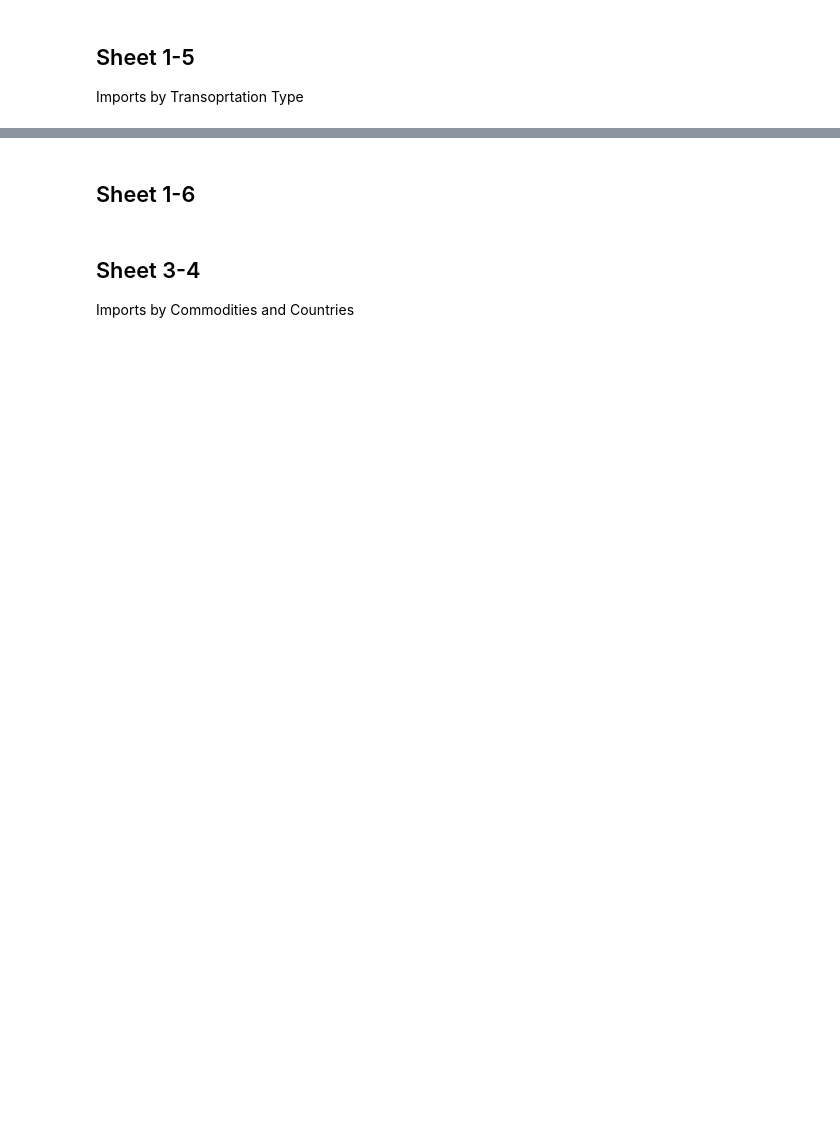
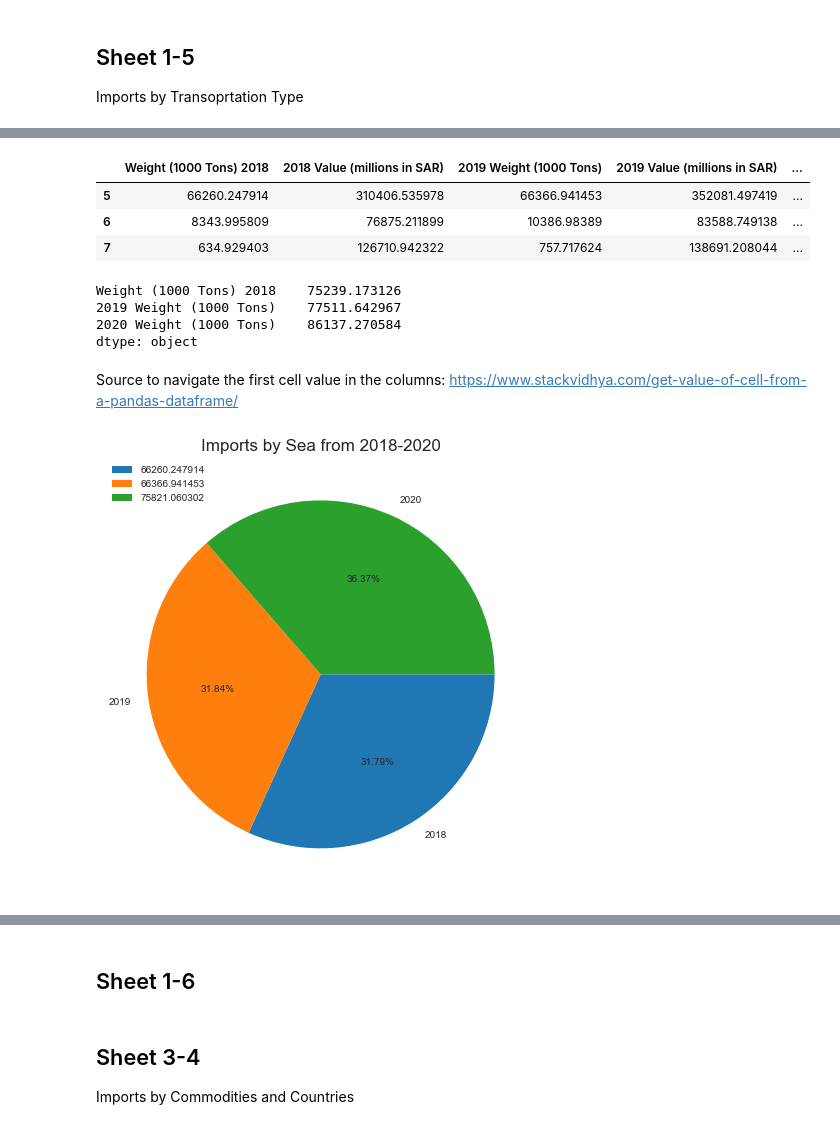
Before and after one commit to Aabusabaeen/Capstone-Project, a Jupyter notebook: CP_EDA_Cleaning.ipynb, the cells around one changed output, grey strips where cells are left out. Cells and saved outputs as stored; diff of their text form; code cells hidden in the pictures; blank space fills up the shorter version.

```diff
--- a/CP_EDA_Cleaning.ipynb
+++ b/CP_EDA_Cleaning.ipynb
@@ -165,3 +167,42 @@ Imports_byTransoprtType
 | 6 | الواردات عن طريق البر | 8343.995809 | 76875.211899 | 10386.98389 | 83588.749138 | 9619.117143 | 75991.218771 | ... |
 | 7 | الواردات عن طريق الجو | 634.929403 | 126710.942322 | 757.717624 | 138691.208044 | 697.093139 | 121187.257807 | ... |
 | 8 | المجموع | 75239.173126 | 513992.690199 | 77511.642967 | 574361.454601 | 86137.270584 | 517490.589027 | ... |
+# %%
+Imports_byTransoprtType.rename(columns={'الواردات حسب وسيلة النقل' :  'Weight (1000 Tons) 2018',
+'Unnamed: 2' : '2018 Value (millions in SAR)', 'Unnamed: 3' : '2019 Weight (1000 Tons)', 'Unnamed: 4' : '2019 Value (millions in SAR)',
+'Unnamed: 5' : '2020 Weight (1000 Tons)', 'Unnamed: 6' : '2020 Value (millions in SAR)', 'Unnamed: 7' : 'Importing Type'}, inplace=True)
+# %%
+Imports_byTransoprtType.drop([0,1,2,3,4], axis=0, inplace=True)
+Imports_byTransoprtType.drop(['Unnamed: 0', 'R'], axis=1, inplace=True)
+Imports_byTransoprtType.set_index([pd.Index()], inplace=True)
+# %%
+Imports_byTransoprtType.drop([8], axis=0, inplace=True)
+# %%
+Imports_byTransoprtType
+# %% [output]
+|  | Weight (1000 Tons) 2018 | 2018 Value (millions in SAR) | 2019 Weight (1000 Tons) | 2019 Value (millions in SAR) | ... |
+| 5 | 66260.247914 | 310406.535978 | 66366.941453 | 352081.497419 | ... |
+| 6 | 8343.995809 | 76875.211899 | 10386.98389 | 83588.749138 | ... |
+| 7 | 634.929403 | 126710.942322 | 757.717624 | 138691.208044 | ... |
+# %%
+Imports_byTransoprtType[["Weight (1000 Tons) 2018", "2019 Weight (1000 Tons)", "2020 Weight (1000 Tons)"]].sum()
+# %% [output]
+Weight (1000 Tons) 2018    75239.173126
+2019 Weight (1000 Tons)    77511.642967
+2020 Weight (1000 Tons)    86137.270584
+dtype: object
+# %% [markdown]
+Source to navigate the first cell value in the columns:
+https://www.stackvidhya.com/get-value-of-cell-from-a-pandas-dataframe/
+# %%
+plt.style.use('seaborn-darkgrid') # to have a background that makes the chart more visible
+x = Imports_byTransoprtType[["Weight (1000 Tons) 2018", "2019 Weight (1000 Tons)", "2020 Weight (1000 Tons)"]].values[0]
+labels1= ['2018', '2019', '2020']
+plt.figure(figsize = [8, 8])
+plt.pie(x, labels = labels1, counterclock= False, autopct= lambda p:f'{p:.2f}%')
+plt.title('Imports by Sea from 2018-2020', fontsize= 17)
+plt.legend(Imports_byTransoprtType[["Weight (1000 Tons) 2018", "2019 Weight (1000 Tons)", "2020 Weight (1000 Tons)"]].values[0],
+loc='upper left', fontsize= 10)
+plt.show()
+# %% [output]
+[figure, added]
```
Also changed, not shown: parts of 18 cells of this notebook, 1 other file.
